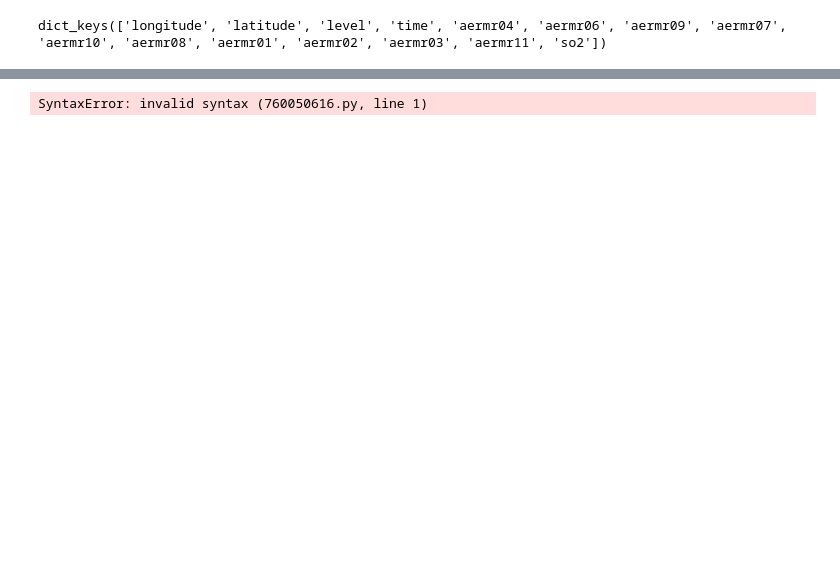
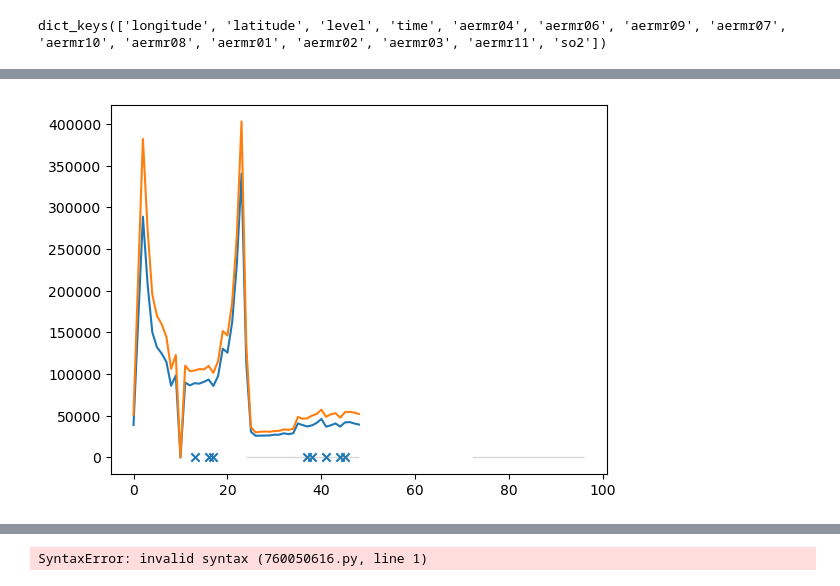
Before and after one commit to geoffreypugsley/LWC_tracking, a Jupyter notebook: lebsock_LWP_correction.ipynb, the cells around one changed output, grey strips where cells are left out. Drawn from its saved outputs; the diff is of its cells as text; code cells hidden in the pictures; blank space fills up the shorter version.

```diff
--- a/lebsock_LWP_correction.ipynb
+++ b/lebsock_LWP_correction.ipynb
@@ -885,3 +960,22 @@ plt.savefig('LWP_response_AMSR_validation.png')
+# %%
+LWP_corrected_mean = np.mean(LWP_corrected_transposed,axis = (1,2,3))
+GOES_LWP_mean = np.mean(GOES_LWP_transposed,axis = (1,2,3))
+
+zero_mask = LWP_corrected_mean == 0
+corr_mask = LWP_corrected_mean.mask
+
+LWP_corrected_mean.mask = zero_mask |corr_mask
+
+
+
+plt.plot(LWP_corrected_mean)
+plt.plot(GOES_LWP_mean)
+plt.scatter(np.arange(len(mean_AMSR_LWP_clean)),mean_AMSR_LWP_clean, label='AMSR Clean',marker='x')
+plt.fill_between([24,48], np.min([np.min(mean_GOES_LWP_clean),np.min(mean_GOES_LWP_polluted)]),np.max([np.max(mean_GOES_LWP_clean),np.max(mean_GOES_LWP_polluted)]), color='gray', alpha=0.3)
+plt.fill_between([72,96], np.min([np.min(mean_GOES_LWP_clean),np.min(mean_GOES_LWP_polluted)]),np.max([np.max(mean_GOES_LWP_clean),np.max(mean_GOES_LWP_polluted)]), color='gray', alpha=0.3)
+plt.show()
+# %% [output]
+[figure, added]
 # %%
 print(np.mean(mean_corrected_LWP_clean))
 print(np.mean(mean_corrected_LWP_polluted))
```
Also changed, not shown: parts of 29 cells of this notebook, 1 other file.
